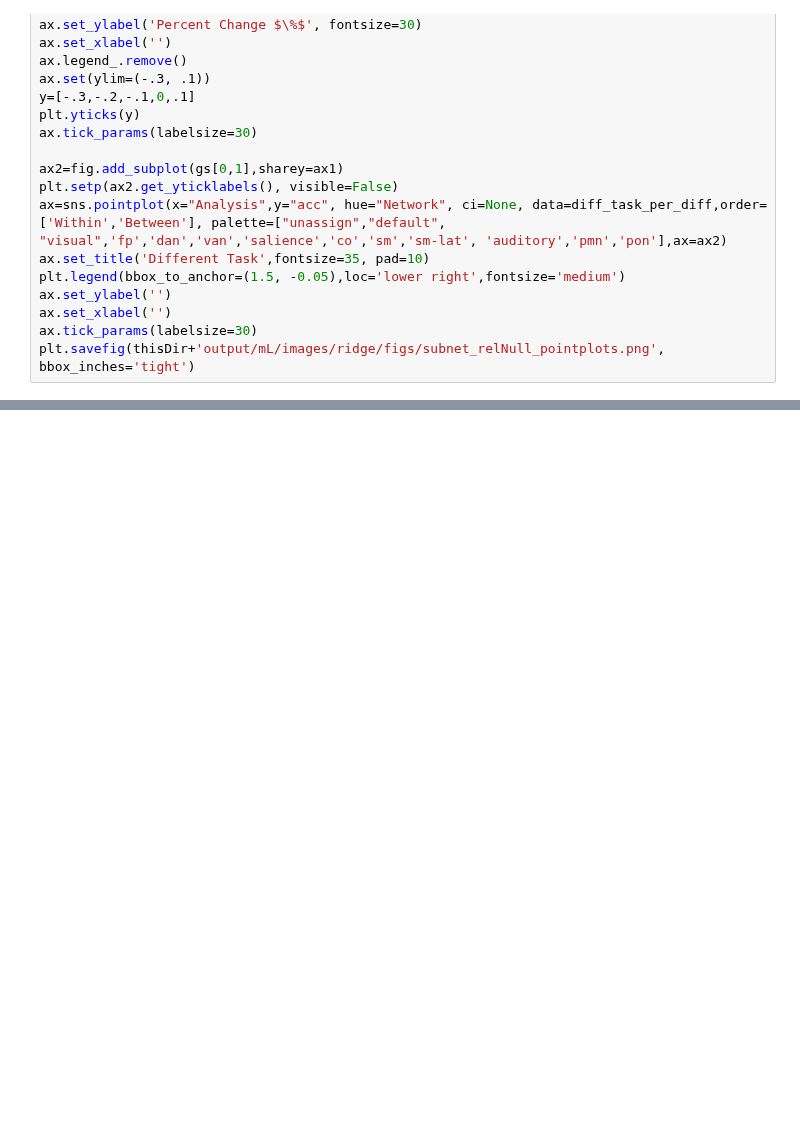
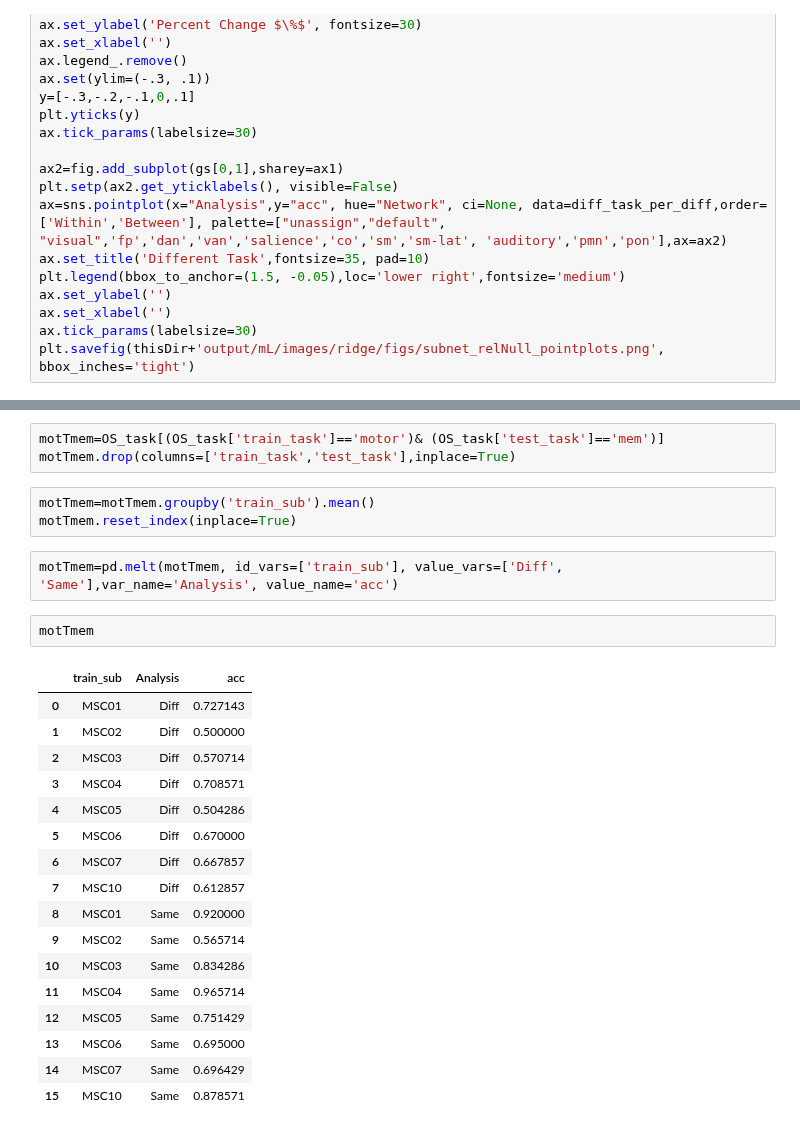
Before and after one commit to GrattonLab/MSC_Alexis, a Jupyter notebook: analysis/code/mL_rsfMRI/Figures.ipynb, the cells around one changed output, grey strips where cells are left out. Drawn from its saved outputs; the diff is of its cells as text; blank space fills up the shorter version.

```diff
--- a/analysis/code/mL_rsfMRI/Figures.ipynb
+++ b/analysis/code/mL_rsfMRI/Figures.ipynb
@@ -925,0 +816,28 @@ plt.savefig(thisDir+'output/mL/images/ridge/figs/zscore_feature_plots.png', bbox
+# %%
+motTmem=OS_task[(OS_task['train_task']=='motor')& (OS_task['test_task']=='mem')]
+motTmem.drop(columns=['train_task','test_task'],inplace=True)
+# %%
+motTmem=motTmem.groupby('train_sub').mean()
+motTmem.reset_index(inplace=True)
+# %%
+motTmem=pd.melt(motTmem, id_vars=['train_sub'], value_vars=['Diff', 'Same'],var_name='Analysis', value_name='acc')
+# %%
+motTmem
+# %% [output]
+|  | train_sub | Analysis | acc |
+| 0 | MSC01 | Diff | 0.727143 |
+| 1 | MSC02 | Diff | 0.500000 |
+| 2 | MSC03 | Diff | 0.570714 |
+| 3 | MSC04 | Diff | 0.708571 |
+| 4 | MSC05 | Diff | 0.504286 |
+| 5 | MSC06 | Diff | 0.670000 |
+| 6 | MSC07 | Diff | 0.667857 |
+| 7 | MSC10 | Diff | 0.612857 |
+| 8 | MSC01 | Same | 0.920000 |
+| 9 | MSC02 | Same | 0.565714 |
+| 10 | MSC03 | Same | 0.834286 |
+| 11 | MSC04 | Same | 0.965714 |
+| 12 | MSC05 | Same | 0.751429 |
+| 13 | MSC06 | Same | 0.695000 |
+| 14 | MSC07 | Same | 0.696429 |
+| 15 | MSC10 | Same | 0.878571 |
```
Also changed, not shown: parts of 22 cells of this notebook, 12 other files.
